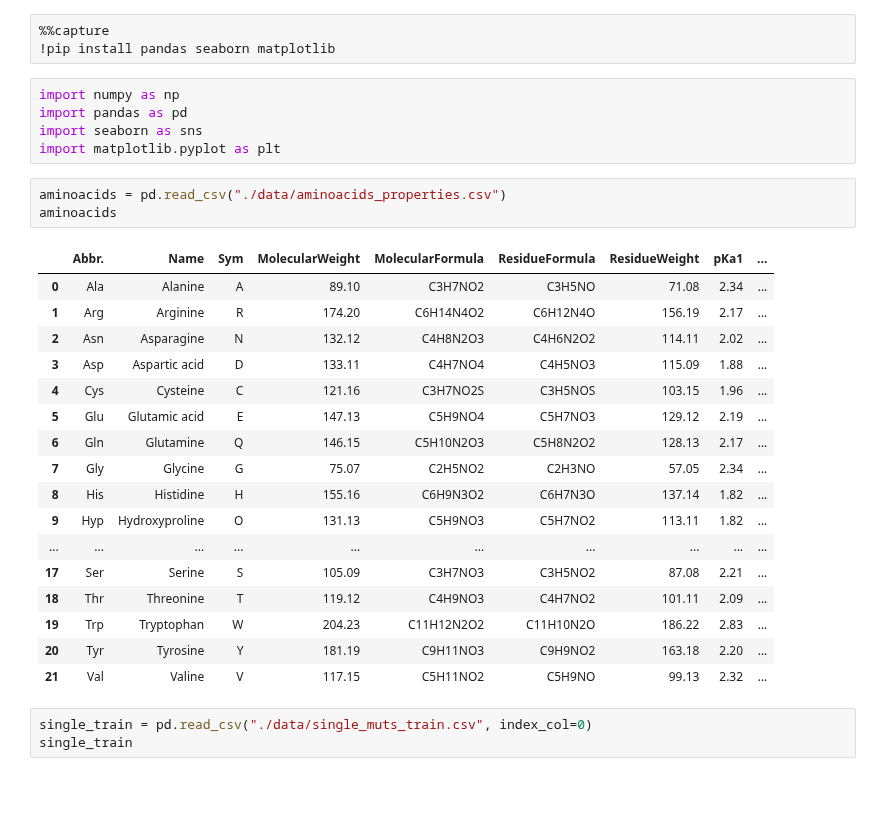
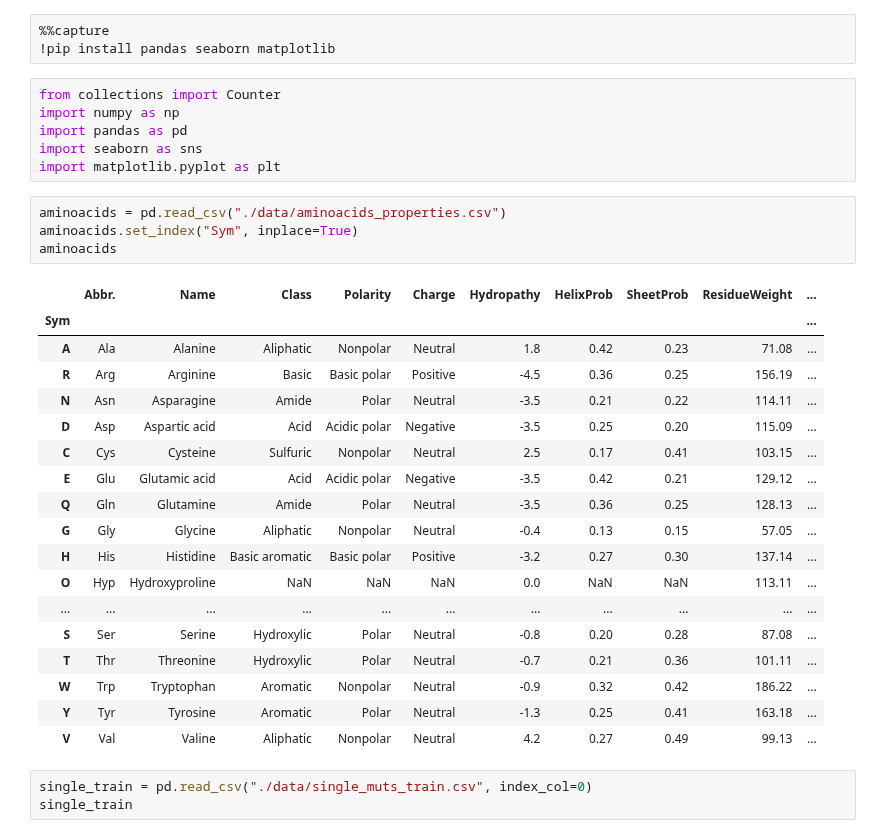
Before and after one commit to AlessioZanga/BioHackaton2021, a Jupyter notebook: dataset_exploration.ipynb, the cells around one changed output. Drawn from its saved outputs; the diff is of its cells as text; blank space fills up the shorter version.

```diff
--- a/dataset_exploration.ipynb
+++ b/dataset_exploration.ipynb
@@ -2,31 +2,34 @@
 %%capture
 !pip install pandas seaborn matplotlib
 # %%
+from collections import Counter
 import numpy as np
 import pandas as pd
 import seaborn as sns
 import matplotlib.pyplot as plt
 # %%
 aminoacids = pd.read_csv("./data/aminoacids_properties.csv")
+aminoacids.set_index("Sym", inplace=True)
 aminoacids
 # %% [output]
-|  | Abbr. | Name | Sym | MolecularWeight | MolecularFormula | ResidueFormula | ResidueWeight | pKa1 | ... |
-| 0 | Ala | Alanine | A | 89.10 | C3H7NO2 | C3H5NO | 71.08 | 2.34 | ... |
-| 1 | Arg | Arginine | R | 174.20 | C6H14N4O2 | C6H12N4O | 156.19 | 2.17 | ... |
-| 2 | Asn | Asparagine | N | 132.12 | C4H8N2O3 | C4H6N2O2 | 114.11 | 2.02 | ... |
-| 3 | Asp | Aspartic acid | D | 133.11 | C4H7NO4 | C4H5NO3 | 115.09 | 1.88 | ... |
-| 4 | Cys | Cysteine | C | 121.16 | C3H7NO2S | C3H5NOS | 103.15 | 1.96 | ... |
-| 5 | Glu | Glutamic acid | E | 147.13 | C5H9NO4 | C5H7NO3 | 129.12 | 2.19 | ... |
-| 6 | Gln | Glutamine | Q | 146.15 | C5H10N2O3 | C5H8N2O2 | 128.13 | 2.17 | ... |
-| 7 | Gly | Glycine | G | 75.07 | C2H5NO2 | C2H3NO | 57.05 | 2.34 | ... |
-| 8 | His | Histidine | H | 155.16 | C6H9N3O2 | C6H7N3O | 137.14 | 1.82 | ... |
-| 9 | Hyp | Hydroxyproline | O | 131.13 | C5H9NO3 | C5H7NO2 | 113.11 | 1.82 | ... |
-| ... | ... | ... | ... | ... | ... | ... | ... | ... | ... |
-| 17 | Ser | Serine | S | 105.09 | C3H7NO3 | C3H5NO2 | 87.08 | 2.21 | ... |
-| 18 | Thr | Threonine | T | 119.12 | C4H9NO3 | C4H7NO2 | 101.11 | 2.09 | ... |
-| 19 | Trp | Tryptophan | W | 204.23 | C11H12N2O2 | C11H10N2O | 186.22 | 2.83 | ... |
-| 20 | Tyr | Tyrosine | Y | 181.19 | C9H11NO3 | C9H9NO2 | 163.18 | 2.20 | ... |
-| 21 | Val | Valine | V | 117.15 | C5H11NO2 | C5H9NO | 99.13 | 2.32 | ... |
+|  | Abbr. | Name | Class | Polarity | Charge | Hydropathy | HelixProb | SheetProb | ResidueWeight | ... |
+| Sym |  |  |  |  |  |  |  |  |  | ... |
+| A | Ala | Alanine | Aliphatic | Nonpolar | Neutral | 1.8 | 0.42 | 0.23 | 71.08 | ... |
+| R | Arg | Arginine | Basic | Basic polar | Positive | -4.5 | 0.36 | 0.25 | 156.19 | ... |
+| N | Asn | Asparagine | Amide | Polar | Neutral | -3.5 | 0.21 | 0.22 | 114.11 | ... |
+| D | Asp | Aspartic acid | Acid | Acidic polar | Negative | -3.5 | 0.25 | 0.20 | 115.09 | ... |
+| C | Cys | Cysteine | Sulfuric | Nonpolar | Neutral | 2.5 | 0.17 | 0.41 | 103.15 | ... |
+| E | Glu | Glutamic acid | Acid | Acidic polar | Negative | -3.5 | 0.42 | 0.21 | 129.12 | ... |
+| Q | Gln | Glutamine | Amide | Polar | Neutral | -3.5 | 0.36 | 0.25 | 128.13 | ... |
+| G | Gly | Glycine | Aliphatic | Nonpolar | Neutral | -0.4 | 0.13 | 0.15 | 57.05 | ... |
+| H | His | Histidine | Basic aromatic | Basic polar | Positive | -3.2 | 0.27 | 0.30 | 137.14 | ... |
+| O | Hyp | Hydroxyproline | NaN | NaN | NaN | 0.0 | NaN | NaN | 113.11 | ... |
+| ... | ... | ... | ... | ... | ... | ... | ... | ... | ... | ... |
+| S | Ser | Serine | Hydroxylic | Polar | Neutral | -0.8 | 0.20 | 0.28 | 87.08 | ... |
+| T | Thr | Threonine | Hydroxylic | Polar | Neutral | -0.7 | 0.21 | 0.36 | 101.11 | ... |
+| W | Trp | Tryptophan | Aromatic | Nonpolar | Neutral | -0.9 | 0.32 | 0.42 | 186.22 | ... |
+| Y | Tyr | Tyrosine | Aromatic | Polar | Neutral | -1.3 | 0.25 | 0.41 | 163.18 | ... |
+| V | Val | Valine | Aliphatic | Nonpolar | Neutral | 4.2 | 0.27 | 0.49 | 99.13 | ... |
 # %%
 single_train = pd.read_csv("./data/single_muts_train.csv", index_col=0)
 single_train
```
Also changed, not shown: parts of 28 cells of this notebook, 5 other files.
